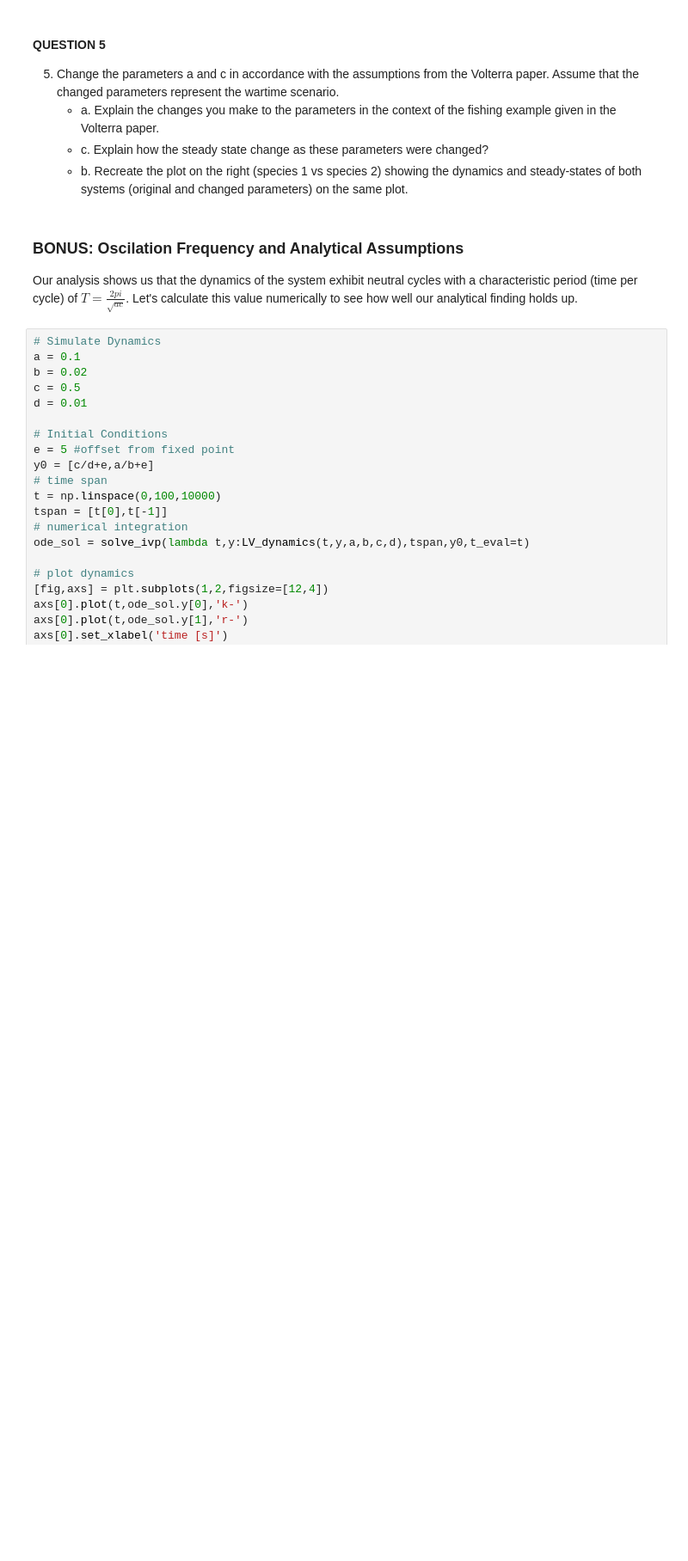
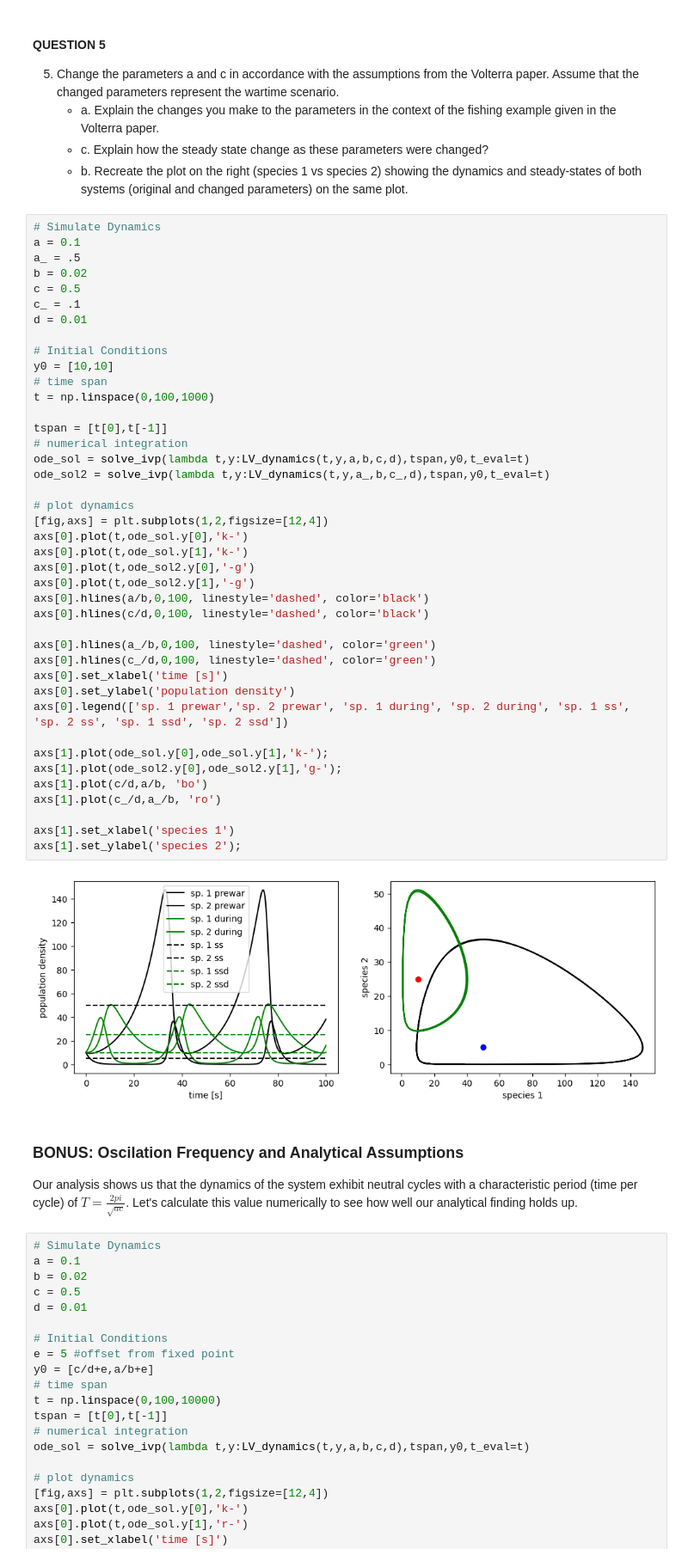
Before and after one commit to exu3/BME3340, a Jupyter notebook: L10/L10_Lotka_Volterra.ipynb, the cells around one changed output. Shown at 86% size. Saved outputs shown, nothing was run; the diff lists cells and outputs as text; blank space fills up the shorter version.

```diff
--- a/L10/L10_Lotka_Volterra.ipynb
+++ b/L10/L10_Lotka_Volterra.ipynb
@@ -138,6 +205,49 @@ In the [Volterra paper](https://www.nature.com/articles/118558a0), this model wa
    * a. Explain the changes you make to the parameters in the context of the fishing example given in the Volterra paper.
    * c. Explain how the steady state change as these parameters were changed?
    * b.  Recreate the plot on the right (species 1 vs species 2) showing the dynamics and steady-states of both systems (original and changed parameters) on the same plot.
+# %%
+# Simulate Dynamics
+a = 0.1
+a_ = .5
+b = 0.02
+c = 0.5
+c_ = .1
+d = 0.01
+
+# Initial Conditions
+y0 = [10,10]
+# time span
+t = np.linspace(0,100,1000)
+
+tspan = [t[0],t[-1]]
+# numerical integration
+ode_sol = solve_ivp(lambda t,y:LV_dynamics(t,y,a,b,c,d),tspan,y0,t_eval=t)
+ode_sol2 = solve_ivp(lambda t,y:LV_dynamics(t,y,a_,b,c_,d),tspan,y0,t_eval=t)
+
+# plot dynamics
+[fig,axs] = plt.subplots(1,2,figsize=[12,4])
+axs[0].plot(t,ode_sol.y[0],'k-')
+axs[0].plot(t,ode_sol.y[1],'k-')
+axs[0].plot(t,ode_sol2.y[0],'-g')
+axs[0].plot(t,ode_sol2.y[1],'-g')
+axs[0].hlines(a/b,0,100, linestyle='dashed', color='black')
+axs[0].hlines(c/d,0,100, linestyle='dashed', color='black')
+
+axs[0].hlines(a_/b,0,100, linestyle='dashed', color='green')
+axs[0].hlines(c_/d,0,100, linestyle='dashed', color='green')
+axs[0].set_xlabel('time [s]')
+axs[0].set_ylabel('population density')
+axs[0].legend(['sp. 1 prewar','sp. 2 prewar', 'sp. 1 during', 'sp. 2 during', 'sp. 1 ss', 'sp. 2 ss', 'sp. 1 ssd', 'sp. 2 ssd'])
+
+axs[1].plot(ode_sol.y[0],ode_sol.y[1],'k-');
+axs[1].plot(ode_sol2.y[0],ode_sol2.y[1],'g-');
+axs[1].plot(c/d,a/b, 'bo')
+axs[1].plot(c_/d,a_/b, 'ro')
+
+axs[1].set_xlabel('species 1')
+axs[1].set_ylabel('species 2');
+# %% [output]
+[figure, added]
 # %% [markdown]
 ### BONUS: Oscilation Frequency and Analytical Assumptions
 
```
Also changed, not shown: parts of 6 cells of this notebook.
